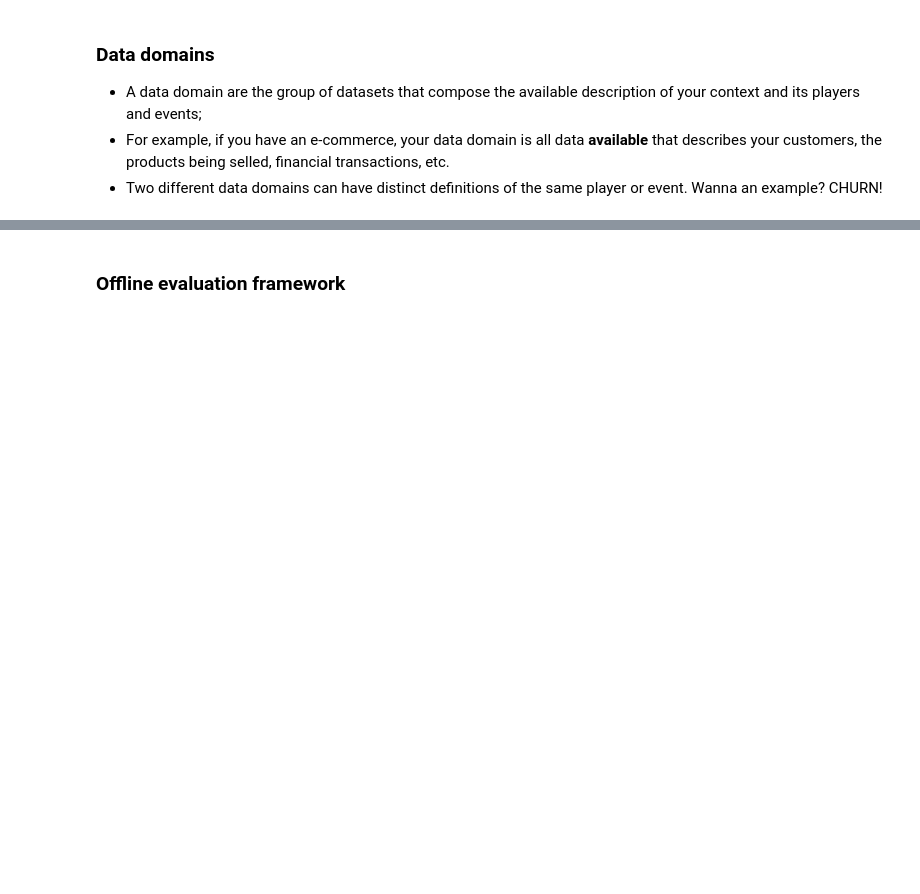
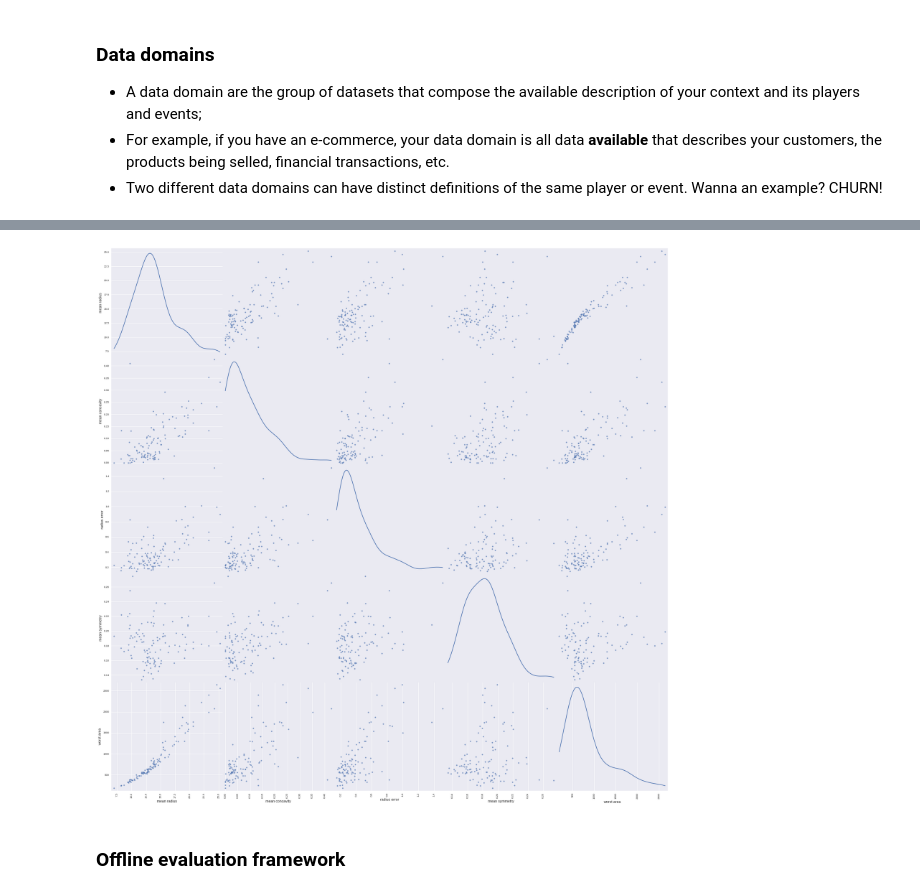
Before and after one commit to wespatrocinio/devweek_2017, a Jupyter notebook: notebooks/machine_learning.ipynb, the cells around one changed output, grey strips where cells are left out. Drawn from its saved outputs; the diff is of its cells as text; code cells hidden in the pictures; blank space fills up the shorter version.

```diff
--- a/notebooks/machine_learning.ipynb
+++ b/notebooks/machine_learning.ipynb
@@ -124,2 +139,9 @@ features.head()
+# %%
+from pandas.tools.plotting import scatter_matrix
+
+df = features[["mean radius", "mean concavity", "radius error", "mean symmetry", "worst area"]].sample(frac=0.2)
+_ = scatter_matrix(df, alpha=0.7, figsize=(30, 30), diagonal='kde', )
+# %% [output]
+[figure, added]
 # %% [markdown]
 ### Offline evaluation framework
```
Also changed, not shown: parts of 8 cells of this notebook.
